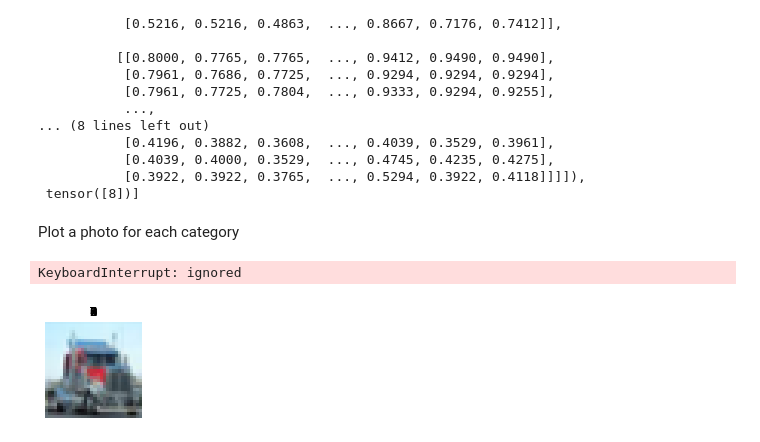
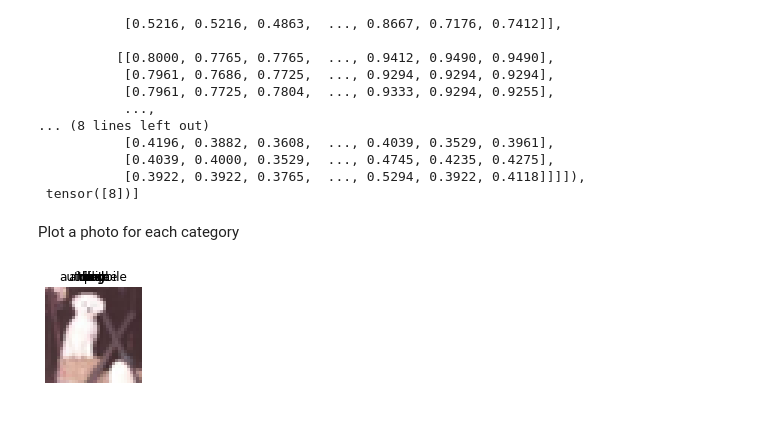
Before and after one commit to Raoolo/University, a Jupyter notebook: MachineDeepLearning/Lab1/Es4.ipynb, the cells around one changed output. Saved outputs shown, nothing was run; the diff lists cells and outputs as text; code cells hidden in the pictures.

```diff
--- a/MachineDeepLearning/Lab1/Es4.ipynb
+++ b/MachineDeepLearning/Lab1/Es4.ipynb
@@ -92,22 +92,24 @@ next(iter(trainLoader))
 # %% [markdown]
 Plot a photo for each category
 # %%
-figure = plt.figure(figsize=(10, 5))
+figure2 = plt.figure(figsize=(10, 5))
 cols, rows = 5, 2
+datas = []
 labels = []
 for i in range(1, cols * rows + 1):
   for data, label in trainLoader:
-    if label not in labels:
-      if len(labels) < 10:
-        labels.append(label.item())
-        figure.add_subplot(rows, cols, i)
-        plt.title(label.item())
-        plt.axis("off")
-        toPlot = data.squeeze().numpy()
-        plt.imshow(np.transpose(toPlot, (1, 2, 0)))
-      else:
-        break
+    if len(labels) < 10:
+      if label.item() not in labels:
+          labels.append(label.item())
+          #datas.append(data)
+          figure2.add_subplot(rows, cols, i)
+          plt.title(labels_map[label.item()])
+          plt.axis("off")
+          toPlot = data.squeeze().numpy()
+          plt.imshow(np.transpose(toPlot, (1, 2, 0)))
+    else:
+      break
+#torchvision.utils.make_grid(datas, labels)
 plt.show()
 # %% [output]
-KeyboardInterrupt: ignored
-[figure, old version]
+[figure, new version]
```
